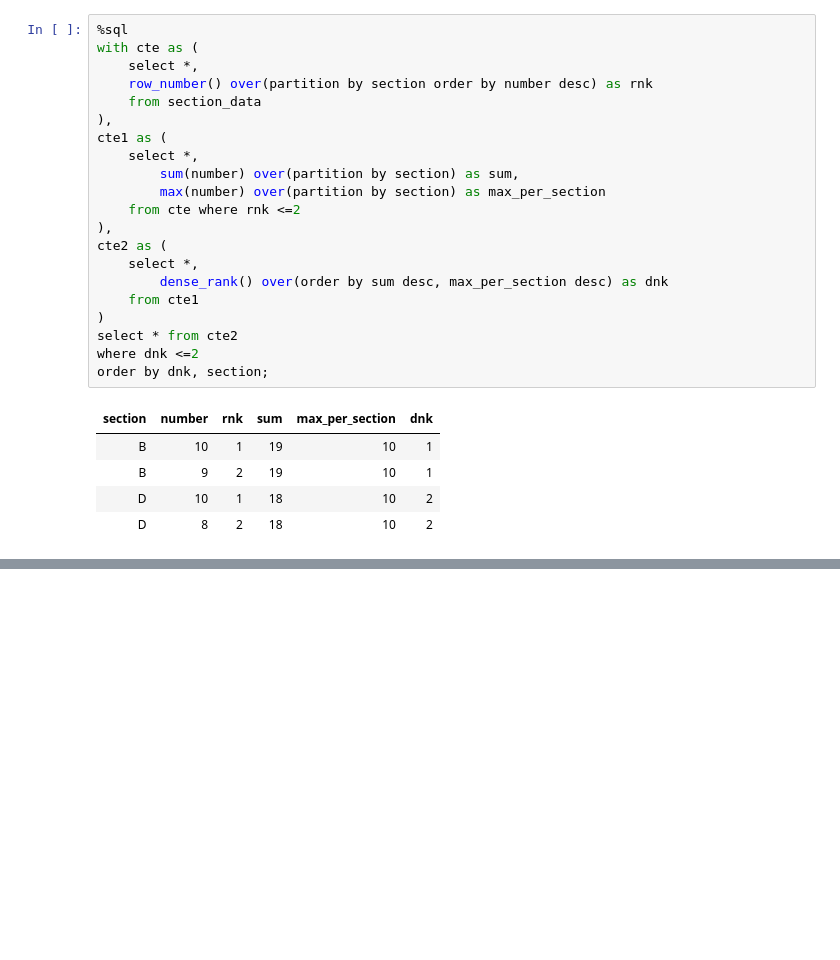
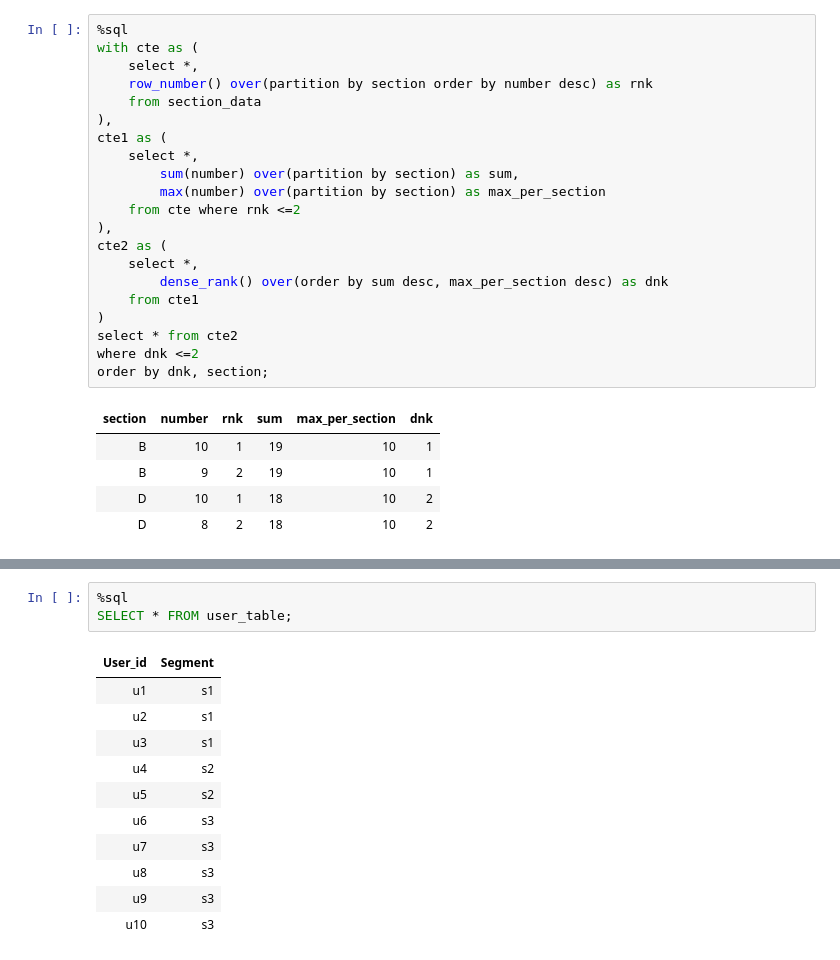
Before and after one commit to Rupam-1/SQL-Pyspark-practise_youtube, a Jupyter notebook: 06. SQL - Part4.ipynb, the cells around one changed output, grey strips where cells are left out. Cells and saved outputs as stored; diff of their text form; blank space fills up the shorter version.

```diff
--- a/06. SQL - Part4.ipynb
+++ b/06. SQL - Part4.ipynb
@@ -78,0 +148,15 @@ order by dnk, section;
+# %%
+%sql
+SELECT * FROM user_table;
+# %% [output]
+| User_id | Segment |
+| u1 | s1 |
+| u2 | s1 |
+| u3 | s1 |
+| u4 | s2 |
+| u5 | s2 |
+| u6 | s3 |
+| u7 | s3 |
+| u8 | s3 |
+| u9 | s3 |
+| u10 | s3 |
```
Also changed, not shown: parts of 11 cells of this notebook, 1 other file.
